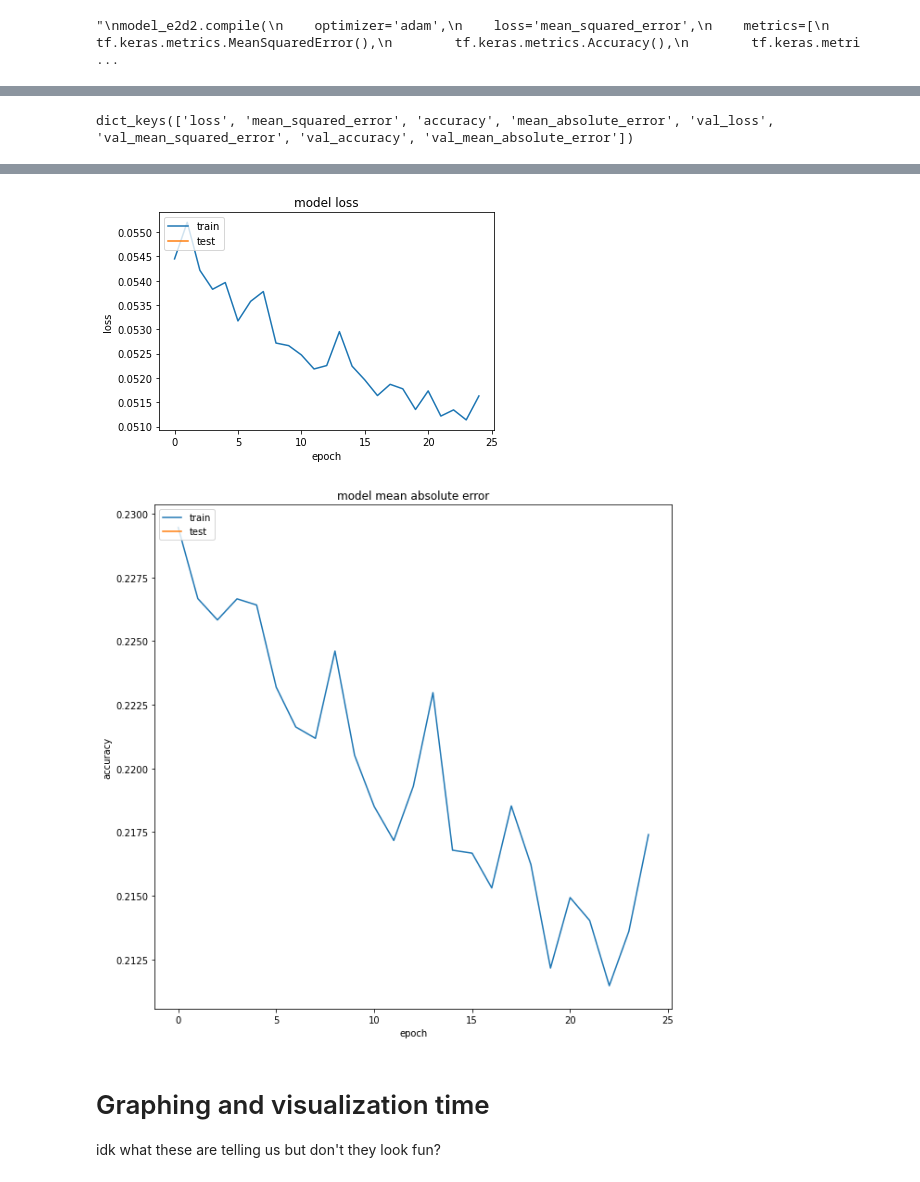
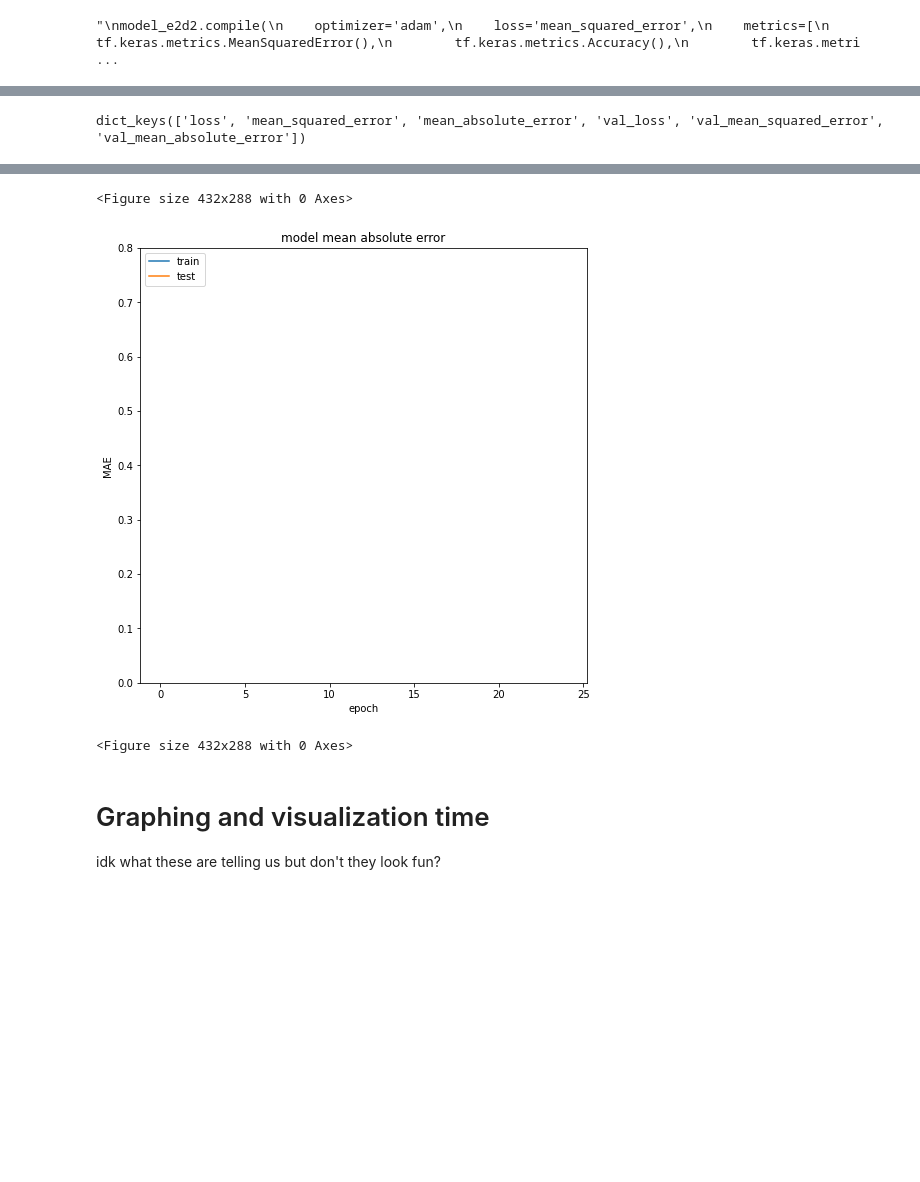
Before and after one commit to eroskopf/NFTPricePred, a Jupyter notebook: analysis/WandbWork.ipynb, the cells around one changed output, grey strips where cells are left out. Drawn from its saved outputs; the diff is of its cells as text; code cells hidden in the pictures; blank space fills up the shorter version.

```diff
--- a/analysis/WandbWork.ipynb
+++ b/analysis/WandbWork.ipynb
@@ -395,16 +387,19 @@ dict_keys(['loss', 'mean_squared_error', 'accuracy', 'mean_absolute_error', 'val
 print(history_e1d1.history.keys())
 # summarize history for MSE
 f = plt.figure()
-f.set_figwidth(10)
-f.set_figheight(10)
+f.set_figwidth(8)
+f.set_figheight(8)
 plt.plot(history_e1d1.history['mean_squared_error'])
 plt.plot(history_e1d1.history['val_mean_squared_error'])
 plt.title('model mean squared error')
 plt.ylabel('MSE')
 plt.xlabel('epoch')
+plt.ylim(0, 0.8)
 plt.legend(['train', 'test'], loc='upper left')
 plt.show()
+plt.savefig('../visuals/model_e1d1_MSE_plot.png')
 # summarize history for loss
+'''
 plt.plot(history_e1d1.history['loss'])
 plt.plot(history_e1d1.history['val_loss'])
 plt.title('model loss')
@@ -412,16 +407,19 @@ plt.ylabel('loss')
 plt.xlabel('epoch')
 plt.legend(['train', 'test'], loc='upper left')
 plt.show()
+'''
 # summarize history for MSE
 f = plt.figure()
-f.set_figwidth(10)
-f.set_figheight(10)
+f.set_figwidth(8)
+f.set_figheight(8)
 plt.plot(history_e1d1.history['mean_absolute_error'])
 plt.plot(history_e1d1.history['val_mean_absolute_error'])
 plt.title('model mean absolute error')
-plt.ylabel('accuracy')
+plt.ylabel('MAE')
 plt.xlabel('epoch')
+plt.ylim(0, 0.8)
 plt.legend(['train', 'test'], loc='upper left')
 plt.show()
+plt.savefig('../visuals/model_e1d1_MAE_plot.png')
 # %% [output]
-dict_keys(['loss', 'mean_squared_error', 'accuracy', 'mean_absolute_error', 'val_loss', 'val_mean_squared_error', 'val_accuracy', 'val_mean_absolute_error'])
+dict_keys(['loss', 'mean_squared_error', 'mean_absolute_error', 'val_loss', 'val_mean_squared_error', 'val_mean_absolute_error'])
@@ -429,5 +427,6 @@ dict_keys(['loss', 'mean_squared_error', 'accuracy', 'mean_absolute_error', 'val
+<Figure size 432x288 with 0 Axes>
-[figure, old version]
+[figure, new version]
-[figure, removed]
+<Figure size 432x288 with 0 Axes>
 # %% [markdown]
 # Graphing and visualization time
 idk what these are telling us but don't they look fun?
```
Also changed, not shown: parts of 15 cells of this notebook, 23 other files.
